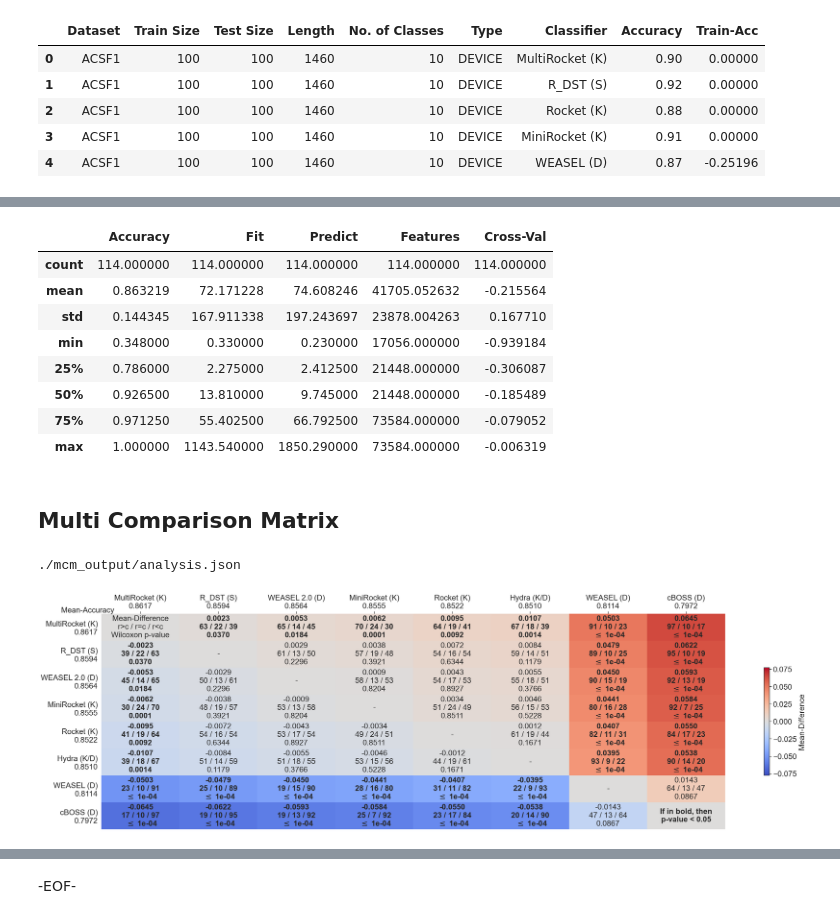
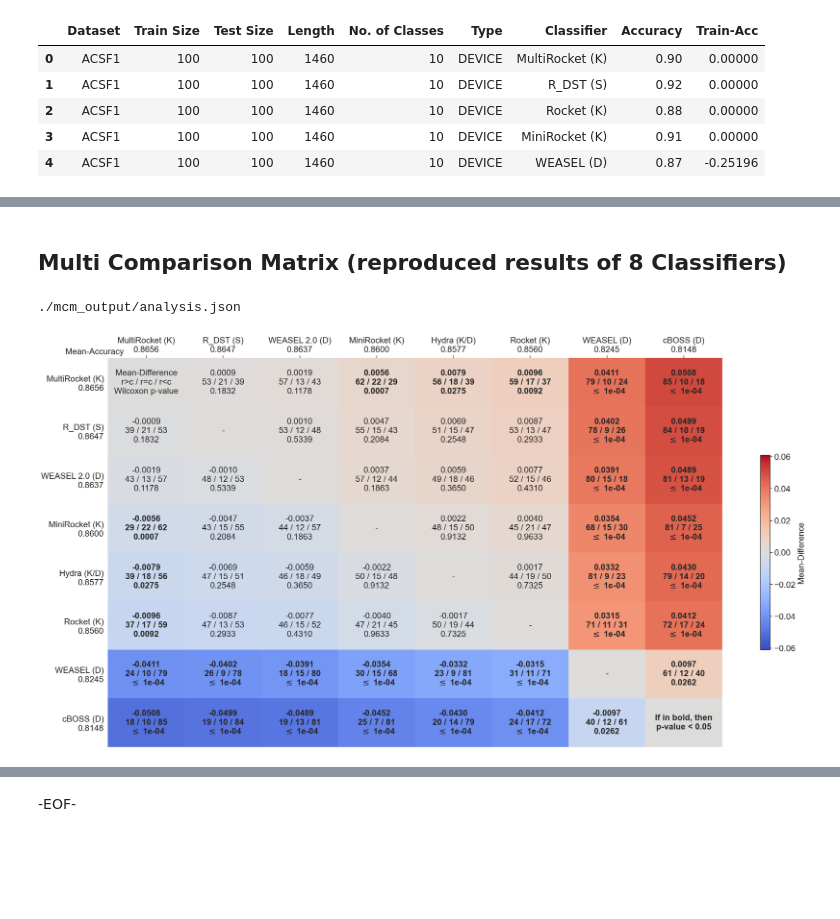
Before and after one commit to gerryc-0/Why-so-Time-Serious, a Jupyter notebook: notebooks/evaluation_v2.ipynb, the cells around one changed output, grey strips where cells are left out. Saved outputs shown, nothing was run; the diff lists cells and outputs as text; code cells hidden in the pictures; blank space fills up the shorter version.

Commit message:
Scatter plots and MCM created from reproduced results for 8 classifiers.

```diff
--- a/notebooks/evaluation_v2.ipynb
+++ b/notebooks/evaluation_v2.ipynb
@@ -726,23 +842,0 @@ df_memory.head()
-# %%
-sns.set(font_scale=1.3)
-sns.set_style("white")
-
-fig, ax = plt.subplots(1, 1, figsize=(8, 5))
-ax=sns.boxplot(y="Features",
-              x="Classifier", boxprops=dict(alpha=.5), hue="Classifier",
-              data=df_memory, ax=ax)
-
-sns.stripplot(y="Features",
-              x="Classifier",
-              data=df_memory,
-              ax=ax)
-
-#ax.set_xticklabels(ax.get_xticklabels(), fontsize=12)
-#ax.set_yticks(ax.get_yticks(), fontsize=14)
-#ax.set_xticks(ax.get_xticks(), fontsize=14)
-ax.set_xlabel("")
-ax.set_yscale("log")
-ax.set_title("Feature Vector Size by Method", fontsize=20)
-sns.despine()
-
-plt.tight_layout()
@@ -751,33 +843,21 @@ plt.tight_layout()
-# %%
-df_memory.set_index("Classifier").loc[["WEASEL 2.0"]].describe()
-# %% [output]
-|  | Accuracy | Fit | Predict | Features | Cross-Val |
-| count | 114.000000 | 114.000000 | 114.000000 | 114.000000 | 114.000000 |
-| mean | 0.863219 | 72.171228 | 74.608246 | 41705.052632 | -0.215564 |
-| std | 0.144345 | 167.911338 | 197.243697 | 23878.004263 | 0.167710 |
-| min | 0.348000 | 0.330000 | 0.230000 | 17056.000000 | -0.939184 |
-| 25% | 0.786000 | 2.275000 | 2.412500 | 21448.000000 | -0.306087 |
-| 50% | 0.926500 | 13.810000 | 9.745000 | 21448.000000 | -0.185489 |
-| 75% | 0.971250 | 55.402500 | 66.792500 | 73584.000000 | -0.079052 |
-| max | 1.000000 | 1143.540000 | 1850.290000 | 73584.000000 | -0.006319 |
 # %% [markdown]
-## Multi Comparison Matrix
+## Multi Comparison Matrix (reproduced results of 8 Classifiers)
 # %%
 df_mcm = df_clean.copy()
 df_mcm.index.name = "dataset_name"
 
 os.makedirs("./mcm_output", exist_ok=True)
 
 MCM.compare(
     output_dir="./mcm_output/",
     df_results=df_mcm,
     pdf_savename="heatmap",
     png_savename="heatmap",
-    fig_size="(14, 20)",
+    fig_size="28, 14",
     font_size="20",
 )
 
 display(Image(filename="./mcm_output/heatmap.png"))
 # %% [output]
 ./mcm_output/analysis.json
-[figure, old version]
+[figure, new version]
```
Also changed, not shown: parts of 47 cells of this notebook.
